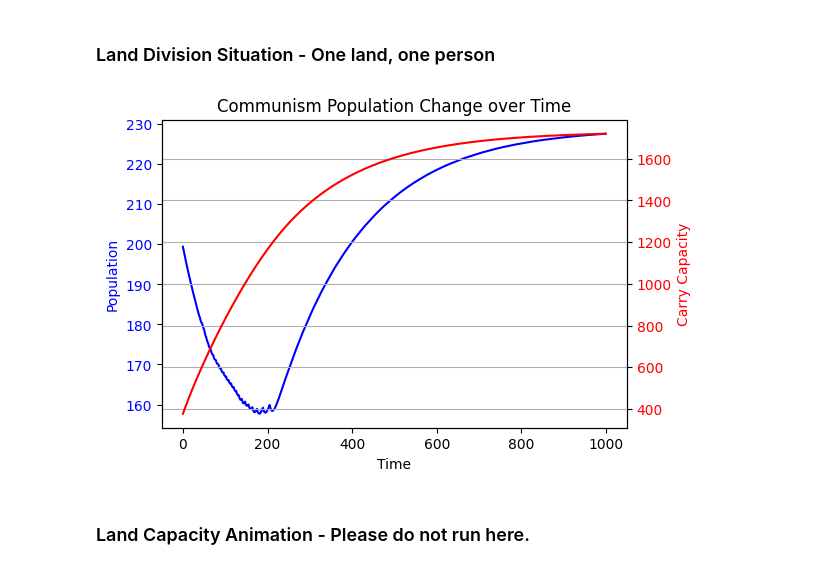
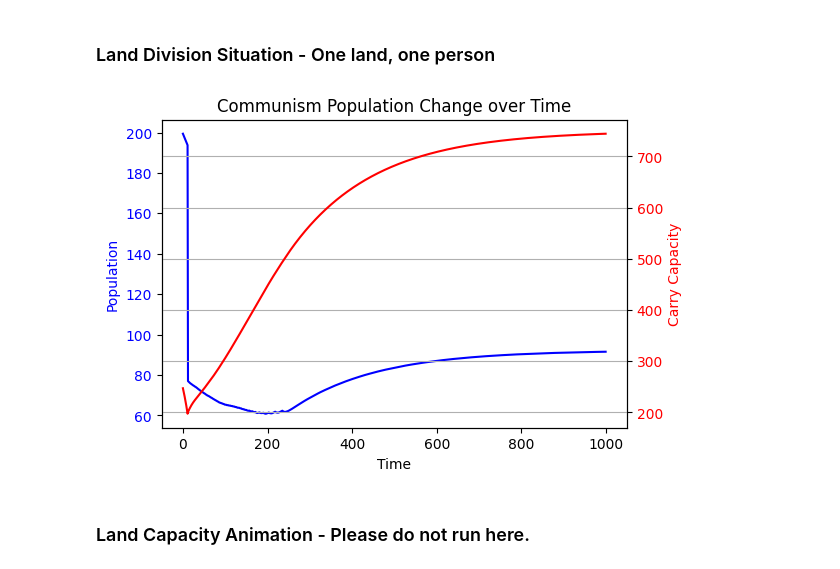
Before and after one commit to yutongliang723/Agent-Based-Model-CSH, a Jupyter notebook: Agent-Based Model - Week 2 - Yutong.ipynb, the cells around one changed output. Cells and saved outputs as stored; diff of their text form; code cells hidden in the pictures.

```diff
--- a/Agent-Based Model - Week 2 - Yutong.ipynb
+++ b/Agent-Based Model - Week 2 - Yutong.ipynb
@@ -141,35 +141,35 @@ def plot_commuism_simulation_population2(r, k, a, d, initial_population, simulat
     populations, K, _, _, _, data = communism_simulation_population_original(r, k, d, a, initial_population, simulation_time, max_capacity_one_land)
     time_steps = range(simulation_time)
 
     fig, ax1 = plt.subplots(figsize=(6, 4))
 
     # Plot population on the first y-axis
     ax1.plot(time_steps, populations, color='blue', label='Population')
     ax1.set_xlabel('Time')
     ax1.set_ylabel('Population', color='blue')
     ax1.tick_params(axis='y', labelcolor='blue')
 
     # Create a secondary y-axis and plot carry capacity on it
     ax2 = ax1.twinx()
     ax2.plot(time_steps, K, color='red', label='Carry Capacity')
     ax2.set_ylabel('Carry Capacity', color='red')
     ax2.tick_params(axis='y', labelcolor='red')
 
     plt.grid()
     plt.title('Communism Population Change over Time')
     plt.show()
 
 
 r = 0.135 # population birth rate
 k = 0.005 # land recovery rate
 a = 0.05 # land deplation rate
 d = 0.003
 simulation_time = 1000 #simulation year
 initial_population = 200
-max_capacity_one_land = 10
+max_capacity_one_land = 5
 plot_commuism_simulation_population2(r, k, a, d, initial_population, simulation_time, max_capacity_one_land)
 # %% [output]
-[figure, old version]
+[figure, new version]
 # %% [markdown]
 ### Land Capacity Animation - Please do not run here.
 # %%
```
Also changed, not shown: parts of 2 cells of this notebook.
